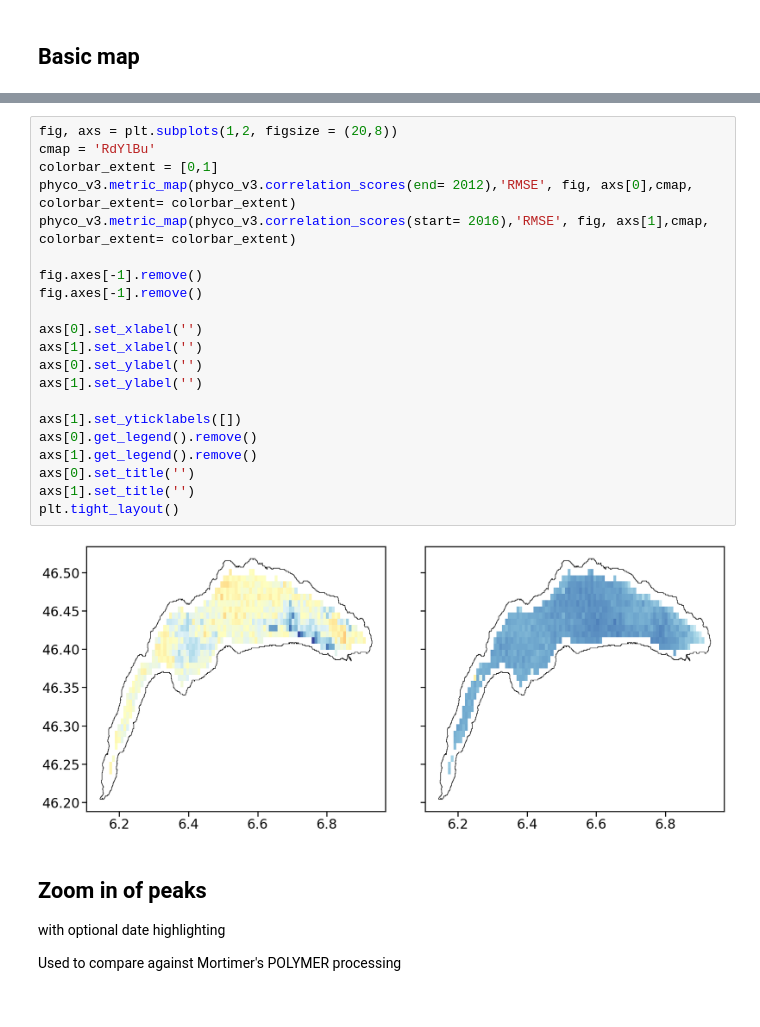
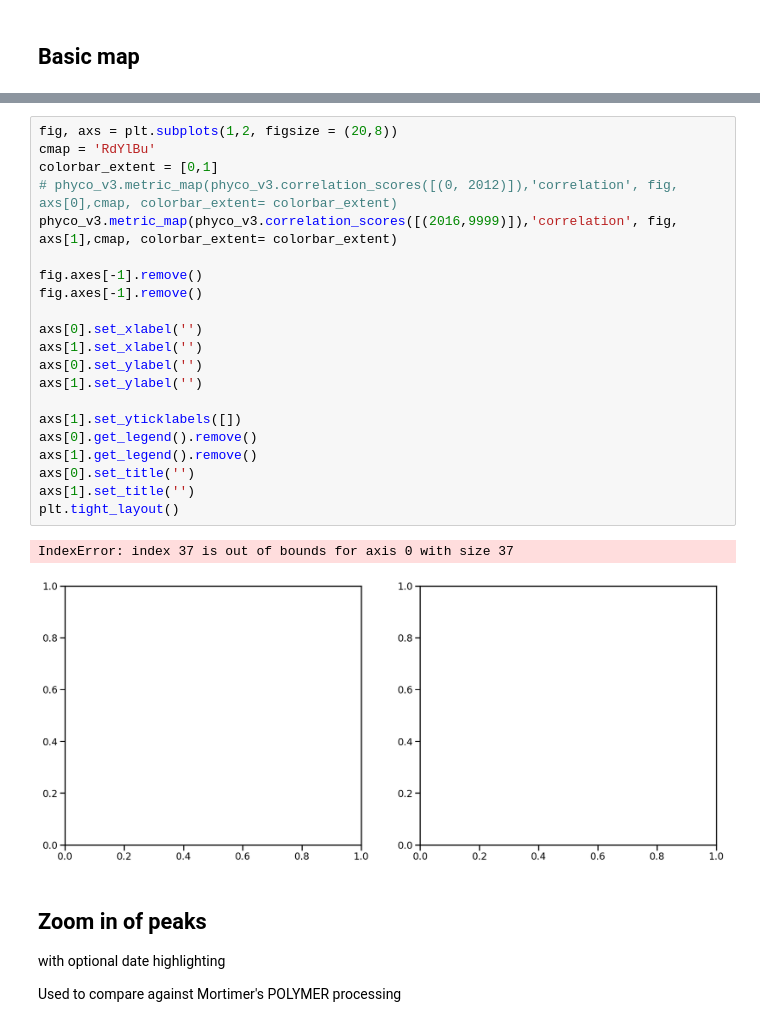
Before and after one commit to eawag-surface-waters-research/cci-cyano-production, a Jupyter notebook: notebooks/presentation_plotting.ipynb, the cells around one changed output, grey strips where cells are left out. Saved outputs shown, nothing was run; the diff lists cells and outputs as text.

```diff
--- a/notebooks/presentation_plotting.ipynb
+++ b/notebooks/presentation_plotting.ipynb
@@ -98,26 +123,27 @@ phyco_v3.metric_map(phyco_v3.correlation_scores(),'correlation',fig,ax,'RdYlBu')
 # %%
 fig, axs = plt.subplots(1,2, figsize = (20,8))
 cmap = 'RdYlBu'
 colorbar_extent = [0,1]
-phyco_v3.metric_map(phyco_v3.correlation_scores(end= 2012),'RMSE', fig, axs[0],cmap, colorbar_extent= colorbar_extent)
-phyco_v3.metric_map(phyco_v3.correlation_scores(start= 2016),'RMSE', fig, axs[1],cmap, colorbar_extent= colorbar_extent)
+# phyco_v3.metric_map(phyco_v3.correlation_scores([(0, 2012)]),'correlation', fig, axs[0],cmap, colorbar_extent= colorbar_extent)
+phyco_v3.metric_map(phyco_v3.correlation_scores([(2016,9999)]),'correlation', fig, axs[1],cmap, colorbar_extent= colorbar_extent)
 
 fig.axes[-1].remove()
 fig.axes[-1].remove()
 
 axs[0].set_xlabel('')
 axs[1].set_xlabel('')
 axs[0].set_ylabel('')
 axs[1].set_ylabel('')
 
 axs[1].set_yticklabels([])
 axs[0].get_legend().remove()
 axs[1].get_legend().remove()
 axs[0].set_title('')
 axs[1].set_title('')
 plt.tight_layout()
 # %% [output]
+IndexError: index 37 is out of bounds for axis 0 with size 37
-[figure, old version]
+[figure, new version]
 # %% [markdown]
 ## Zoom in of peaks
 
```
Also changed, not shown: parts of 27 cells of this notebook.
